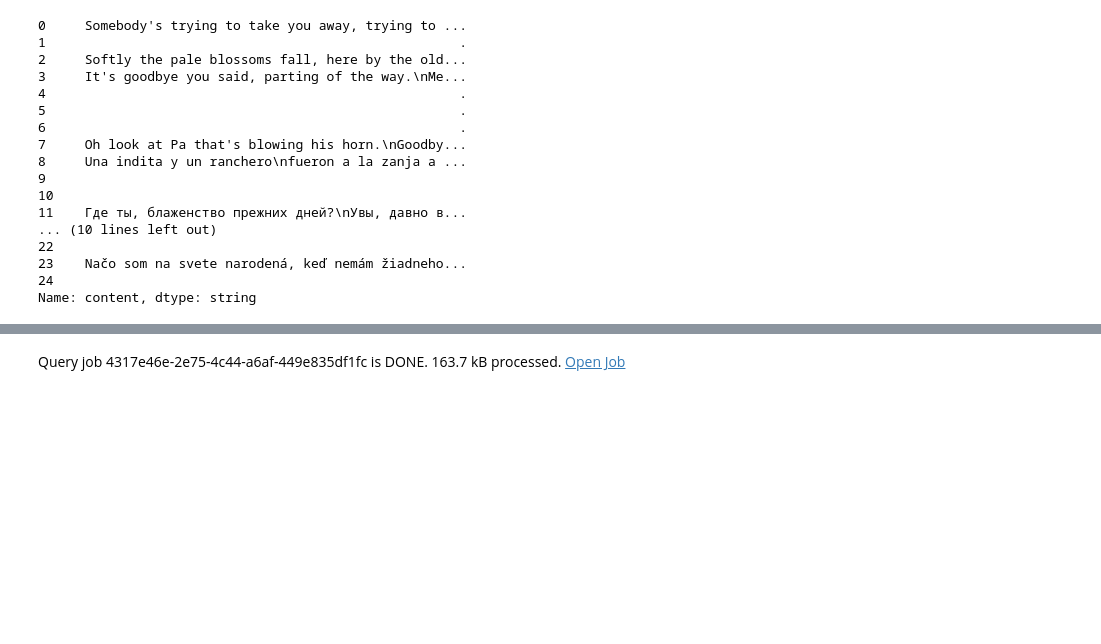
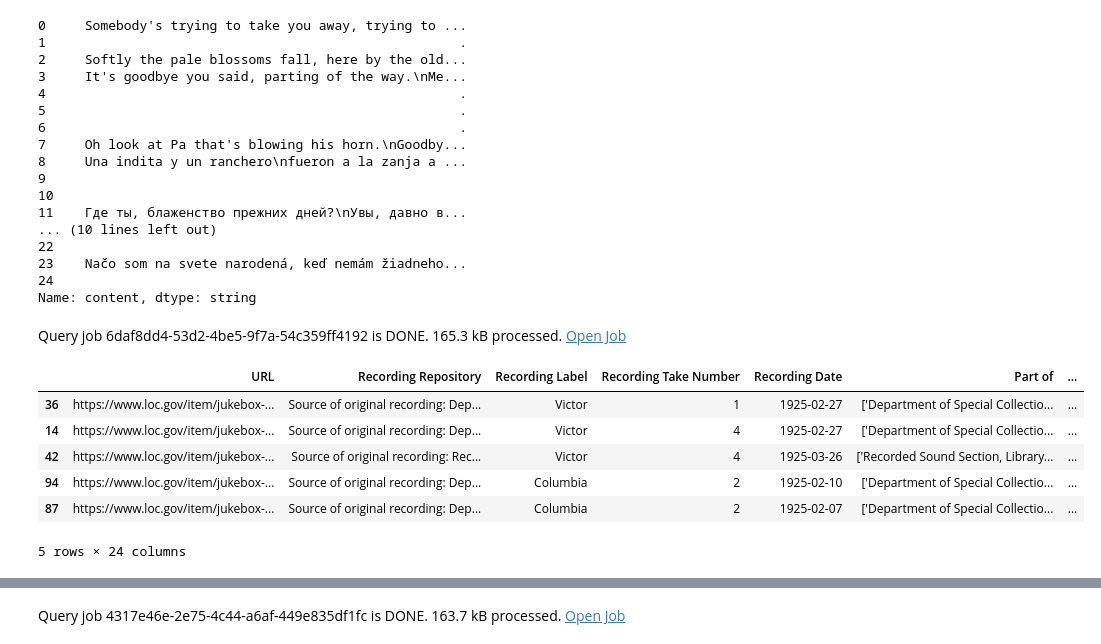
Before and after one commit to tswast/code-snippets, a Jupyter notebook: 2025/national-jukebox/transcribe_songs.ipynb, the cells around one changed output, grey strips where cells are left out. Saved outputs shown, nothing was run; the diff lists cells and outputs as text; code cells hidden in the pictures; blank space fills up the shorter version.

```diff
--- a/2025/national-jukebox/transcribe_songs.ipynb
+++ b/2025/national-jukebox/transcribe_songs.ipynb
@@ -188,3 +188,15 @@ Query job c9fb7cc4-4136-45b1-91d9-6e2d0330e0c8 is DONE. 43.6 kB processed. Open
 23    Načo som na svete narodená, keď nemám žiadneho...
 24
 Name: content, dtype: string
+# %%
+# Find all instrumentatal songs
+flattened[flattened["Transcription"].struct.field("content") == ""].peek()
+# %% [output]
+Query job 6daf8dd4-53d2-4be5-9f7a-54c359ff4192 is DONE. 165.3 kB processed. Open Job
+|  | URL | Recording Repository | Recording Label | Recording Take Number | Recording Date | Part of | ... |
+| 36 | https://www.loc.gov/item/jukebox-... | Source of original recording: Dep... | Victor | 1 | 1925-02-27 | ['Department of Special Collectio... | ... |
+| 14 | https://www.loc.gov/item/jukebox-... | Source of original recording: Dep... | Victor | 4 | 1925-02-27 | ['Department of Special Collectio... | ... |
+| 42 | https://www.loc.gov/item/jukebox-... | Source of original recording: Rec... | Victor | 4 | 1925-03-26 | ['Recorded Sound Section, Library... | ... |
+| 94 | https://www.loc.gov/item/jukebox-... | Source of original recording: Dep... | Columbia | 2 | 1925-02-10 | ['Department of Special Collectio... | ... |
+| 87 | https://www.loc.gov/item/jukebox-... | Source of original recording: Dep... | Columbia | 2 | 1925-02-07 | ['Department of Special Collectio... | ... |
+5 rows × 24 columns
```
Also changed, not shown: parts of 6 cells of this notebook.
